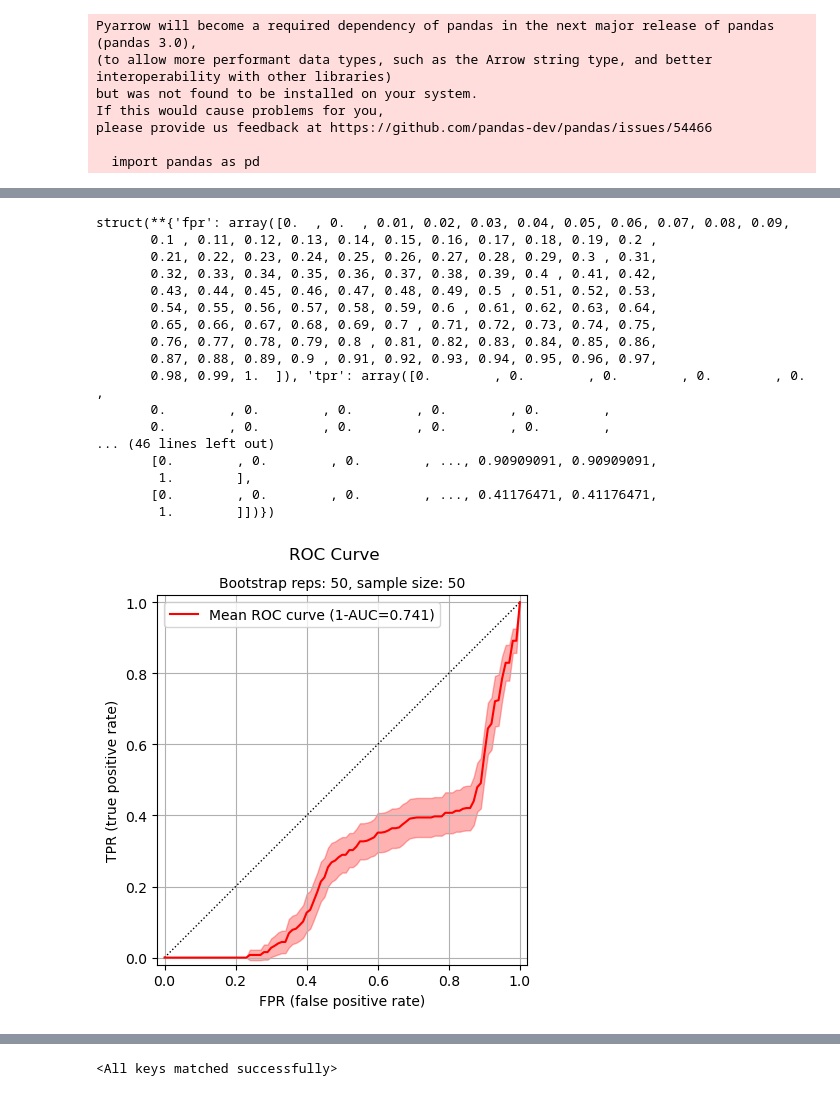
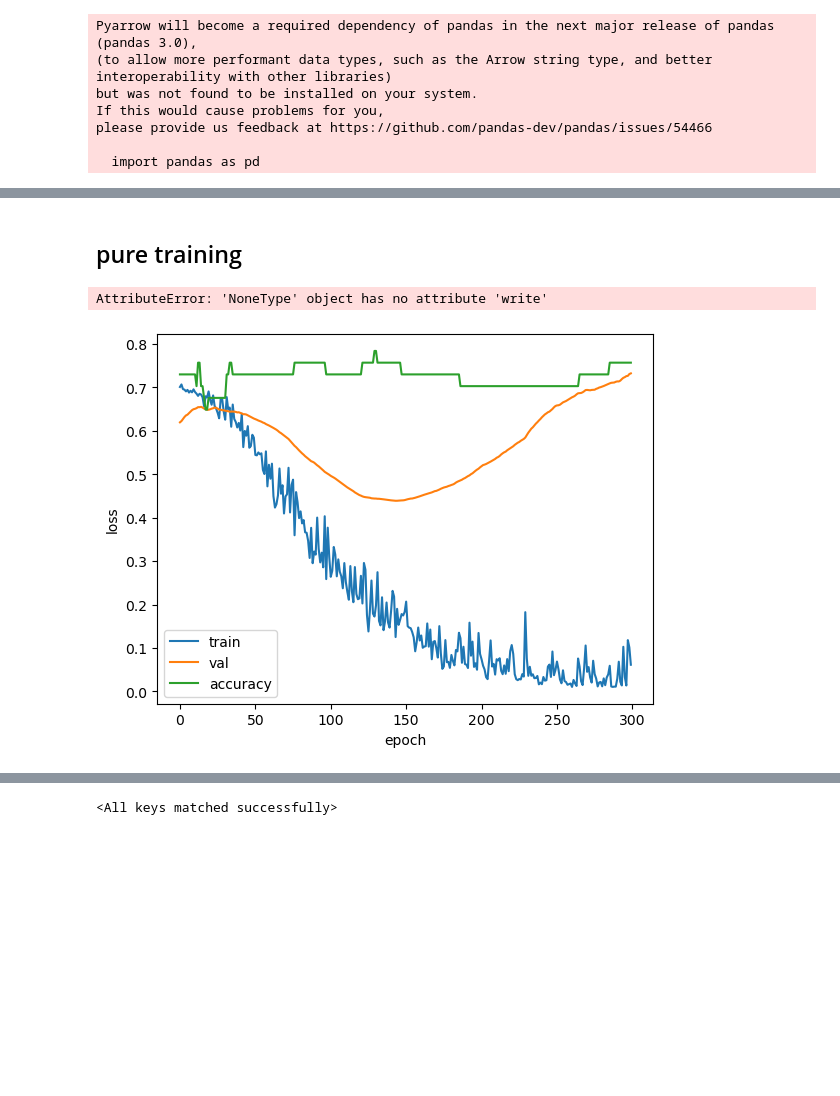
Before and after one commit to BaconDavid/CRLM_Internship_Project, a Jupyter notebook: Evaluation/Results_analysis.ipynb, the cells around one changed output, grey strips where cells are left out. Drawn from its saved outputs; the diff is of its cells as text; code cells hidden in the pictures; blank space fills up the shorter version.

```diff
--- a/Evaluation/Results_analysis.ipynb
+++ b/Evaluation/Results_analysis.ipynb
@@ -397,23 +188,0 @@ struct(**{'fpr': array([0.  , 0.  , 0.01, 0.02, 0.03, 0.04, 0.05, 0.06, 0.07, 0.
-# %%
-roc_1 = compute_roc(y_pred,y_true,pos_label=1)
-ru.plot_roc_bootstrap(y_pred,y_true,
-pos_label=1,n_bootstrap=50,title='ROC Curve',show_ti=False)
-# %% [output]
-struct(**{'fpr': array([0.  , 0.  , 0.01, 0.02, 0.03, 0.04, 0.05, 0.06, 0.07, 0.08, 0.09,
-       0.1 , 0.11, 0.12, 0.13, 0.14, 0.15, 0.16, 0.17, 0.18, 0.19, 0.2 ,
-       0.21, 0.22, 0.23, 0.24, 0.25, 0.26, 0.27, 0.28, 0.29, 0.3 , 0.31,
-       0.32, 0.33, 0.34, 0.35, 0.36, 0.37, 0.38, 0.39, 0.4 , 0.41, 0.42,
-       0.43, 0.44, 0.45, 0.46, 0.47, 0.48, 0.49, 0.5 , 0.51, 0.52, 0.53,
-       0.54, 0.55, 0.56, 0.57, 0.58, 0.59, 0.6 , 0.61, 0.62, 0.63, 0.64,
-       0.65, 0.66, 0.67, 0.68, 0.69, 0.7 , 0.71, 0.72, 0.73, 0.74, 0.75,
-       0.76, 0.77, 0.78, 0.79, 0.8 , 0.81, 0.82, 0.83, 0.84, 0.85, 0.86,
-       0.87, 0.88, 0.89, 0.9 , 0.91, 0.92, 0.93, 0.94, 0.95, 0.96, 0.97,
-       0.98, 0.99, 1.  ]), 'tpr': array([0.        , 0.        , 0.        , 0.        , 0.        ,
-       0.        , 0.        , 0.        , 0.        , 0.        ,
-       0.        , 0.        , 0.        , 0.        , 0.        ,
-... (46 lines left out)
-       [0.        , 0.        , 0.        , ..., 0.90909091, 0.90909091,
-        1.        ],
-       [0.        , 0.        , 0.        , ..., 0.41176471, 0.41176471,
-        1.        ]])})
-[figure, removed]
@@ -442,0 +189,11 @@ plt.show()
+# %% [markdown]
+## pure training
+# %%
+from pickle import NONE
+
+
+eval = Evaluation(tr_file='../../Output/Resnet10/Cluster//dHGP_lower_50////0/train_metrics.csv',val_file='../../Output/Resnet10/Cluster/dHGP_lower_50///0/vali_metrics.csv',val_four_rate=None,save_path=None)
+eval.plot_loss()
+# %% [output]
+AttributeError: 'NoneType' object has no attribute 'write'
+[figure, added]
```
Also changed, not shown: parts of 55 cells of this notebook, 21 other files.
